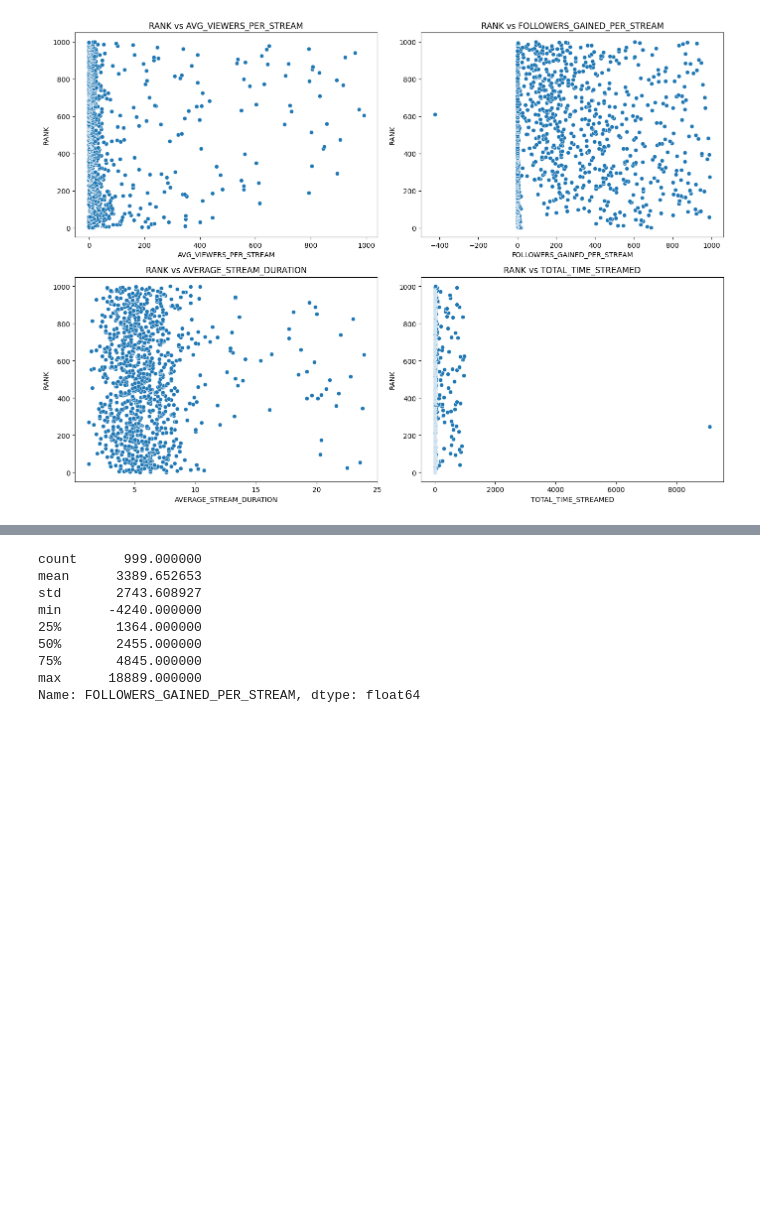
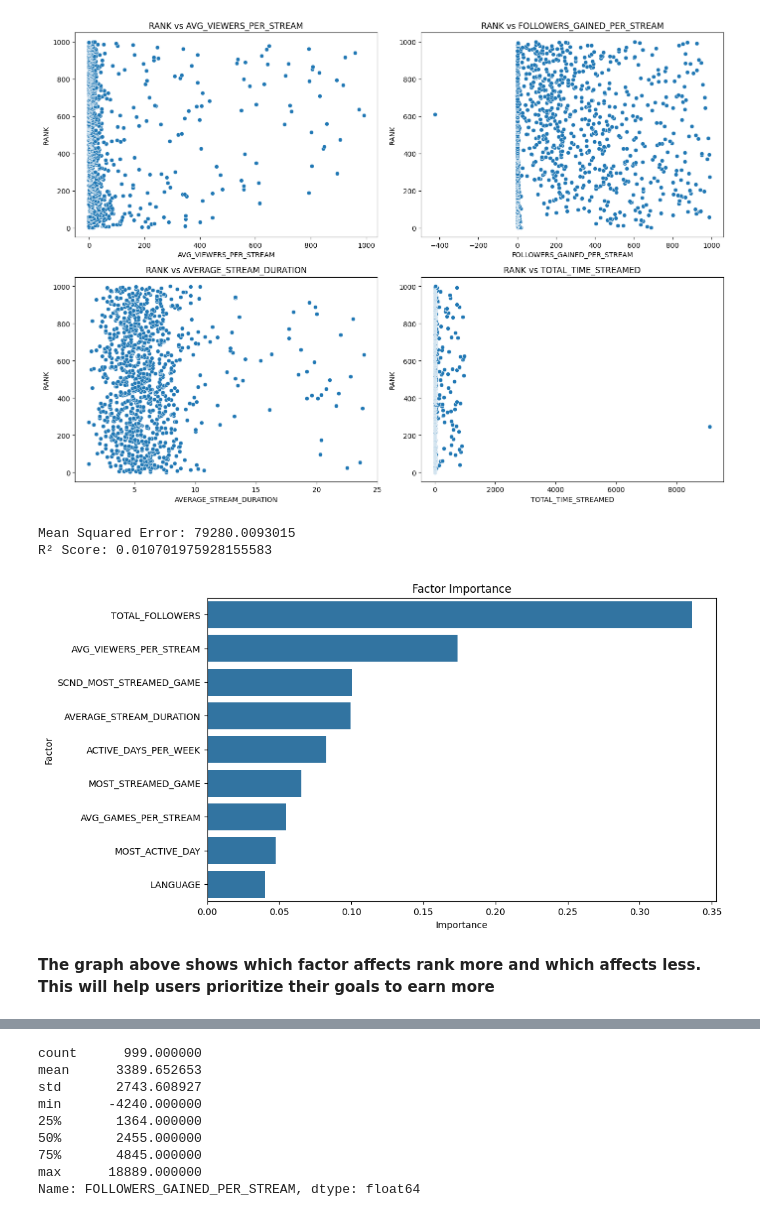
Before and after one commit to Mu5enna/Top1000TwitchStreamer_DataAnalysis, a Jupyter notebook: analysis.ipynb, the cells around one changed output, grey strips where cells are left out. Drawn from its saved outputs; the diff is of its cells as text; code cells hidden in the pictures; blank space fills up the shorter version.

Commit message:
Importance of factors found and visualized

```diff
--- a/analysis.ipynb
+++ b/analysis.ipynb
@@ -382,6 +376,50 @@ plt.tight_layout()
 plt.show()
 # %% [output]
 [figure]
+# %%
+df = pd.read_csv('/content/dataset.csv')
+
+label_encoder = LabelEncoder()
+
+# Applying label encoding to non numerical columns so we can use them
+for column in ['MOST_ACTIVE_DAY', 'LANGUAGE', 'MOST_STREAMED_GAME', 'SCND_MOST_STREAMED_GAME']:
+    df[column] = label_encoder.fit_transform(df[column])
+
+X = df[['TOTAL_FOLLOWERS', 'AVG_VIEWERS_PER_STREAM', 'ACTIVE_DAYS_PER_WEEK', 'AVG_GAMES_PER_STREAM', 'AVERAGE_STREAM_DURATION', 'MOST_ACTIVE_DAY', 'MOST_STREAMED_GAME', 'SCND_MOST_STREAMED_GAME', 'LANGUAGE']]
+y = df['RANK']
+
+# Split data into training and test sets
+X_train, X_test, y_train, y_test = train_test_split(X, y, test_size=0.2, random_state=42)
+
+# Using RandomForestRegressor to train
+model = RandomForestRegressor(n_estimators=100, random_state=42)
+model.fit(X_train, y_train)
+
+# Using predict function to test
+y_pred = model.predict(X_test)
+
+# Finding error and r2
+mse = mean_squared_error(y_test, y_pred)
+r2 = r2_score(y_test, y_pred)
+print(f'Mean Squared Error: {mse}')
+print(f'R² Score: {r2}')
+
+# Creating a new dataframe which stores importances of values on rank
+importances = model.feature_importances_
+features = X.columns
+importance_df = pd.DataFrame({'Factor': features, 'Importance': importances}).sort_values(by='Importance', ascending=False)
+
+# Creating plot for showing importance of variables
+plt.figure(figsize=(10, 6))
+sns.barplot(x='Importance', y='Factor', data=importance_df)
+plt.title('Factor Importance')
+plt.show()
+# %% [output]
+Mean Squared Error: 79280.0093015
+R² Score: 0.010701975928155583
+[figure, added]
+# %% [markdown]
+**The graph above shows which factor affects rank more and which affects less. This will help users prioritize their goals to earn more**
 # %%
 df = pd.read_csv("dataset.csv")
 #avg_viewers, avg_followers_gained, and total_time_streamed have 3 digit seperators that need to be removed they should be integers
```
Also changed, not shown: parts of 7 cells of this notebook.
